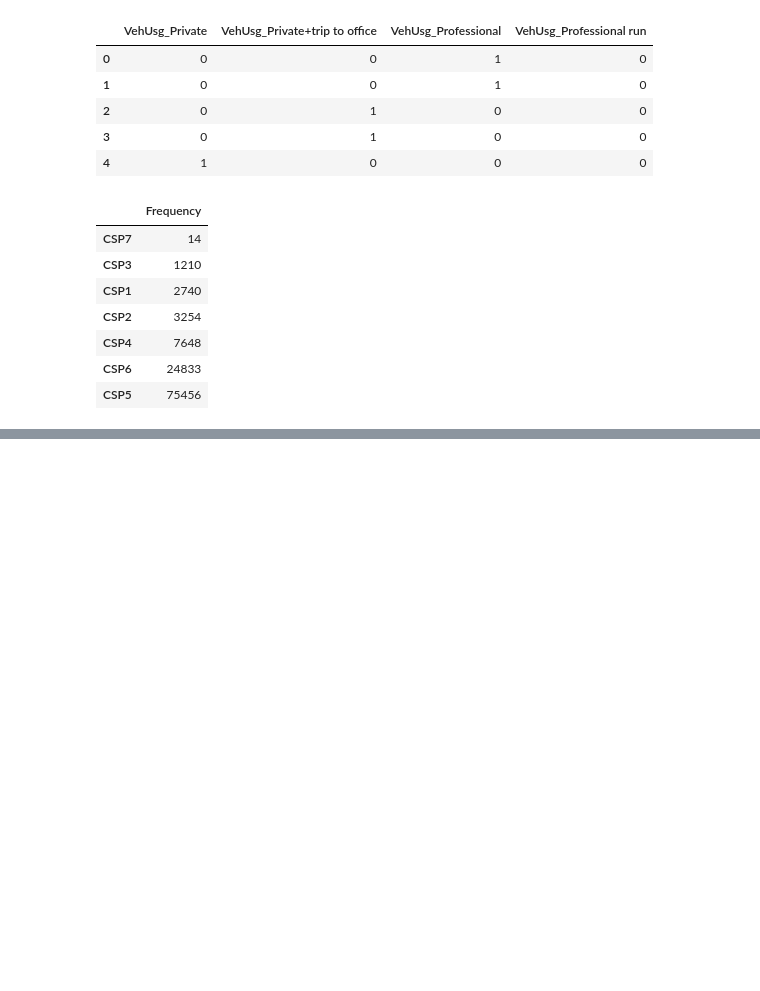
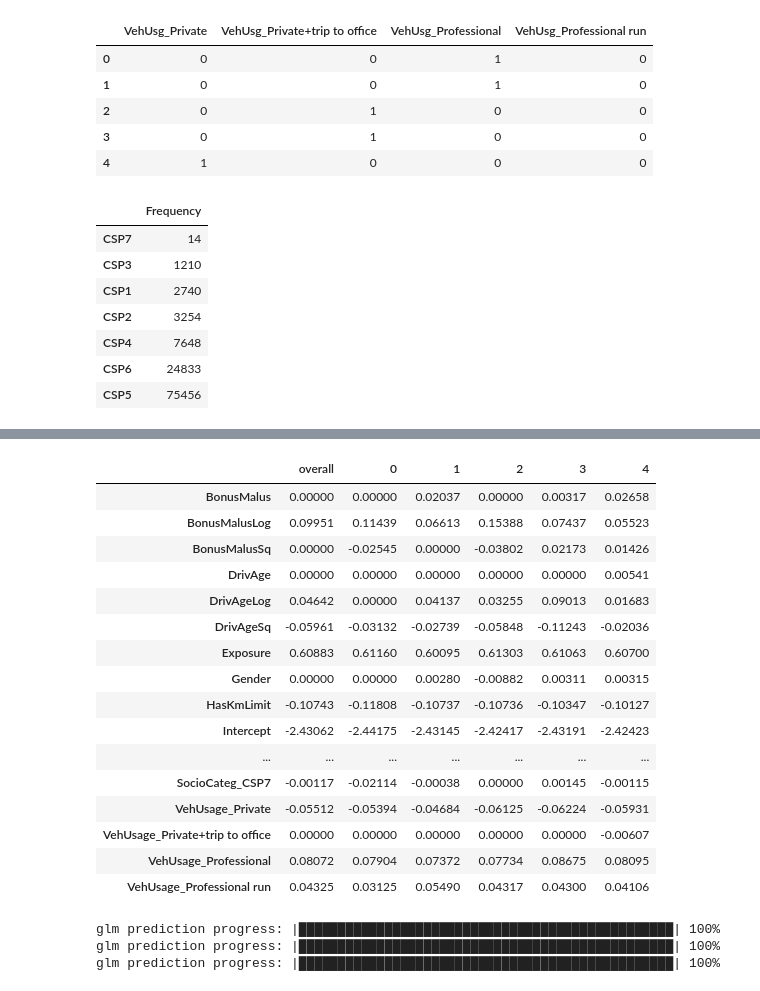
Before and after one commit to WhiteAndBlackFox/MLinBusiness, a Jupyter notebook: Lessons 7/Lessons7.ipynb, the cells around one changed output, grey strips where cells are left out. Saved outputs shown, nothing was run; the diff lists cells and outputs as text; code cells hidden in the pictures; blank space fills up the shorter version.

```diff
--- a/Lessons 7/Lessons7.ipynb
+++ b/Lessons 7/Lessons7.ipynb
@@ -102,0 +229,36 @@ pd.DataFrame(df.SocioCateg.value_counts().sort_values()).rename({'SocioCateg': '
+# %%
+# Таблица нормированных коэффициентов по всем данным и на кросс-валидации
+
+pmodels = {}
+pmodels['overall'] = glm.coef_norm()
+for x in range(len(glm.cross_validation_models())):
+    pmodels[x] = glm.cross_validation_models()[x].coef_norm()
+pd.DataFrame.from_dict(pmodels).round(5)
+# %% [output]
+|  | overall | 0 | 1 | 2 | 3 | 4 |
+| BonusMalus | 0.00000 | 0.00000 | 0.02037 | 0.00000 | 0.00317 | 0.02658 |
+| BonusMalusLog | 0.09951 | 0.11439 | 0.06613 | 0.15388 | 0.07437 | 0.05523 |
+| BonusMalusSq | 0.00000 | -0.02545 | 0.00000 | -0.03802 | 0.02173 | 0.01426 |
+| DrivAge | 0.00000 | 0.00000 | 0.00000 | 0.00000 | 0.00000 | 0.00541 |
+| DrivAgeLog | 0.04642 | 0.00000 | 0.04137 | 0.03255 | 0.09013 | 0.01683 |
+| DrivAgeSq | -0.05961 | -0.03132 | -0.02739 | -0.05848 | -0.11243 | -0.02036 |
+| Exposure | 0.60883 | 0.61160 | 0.60095 | 0.61303 | 0.61063 | 0.60700 |
+| Gender | 0.00000 | 0.00000 | 0.00280 | -0.00882 | 0.00311 | 0.00315 |
+| HasKmLimit | -0.10743 | -0.11808 | -0.10737 | -0.10736 | -0.10347 | -0.10127 |
+| Intercept | -2.43062 | -2.44175 | -2.43145 | -2.42417 | -2.43191 | -2.42423 |
+| ... | ... | ... | ... | ... | ... | ... |
+| SocioCateg_CSP7 | -0.00117 | -0.02114 | -0.00038 | 0.00000 | 0.00145 | -0.00115 |
+| VehUsage_Private | -0.05512 | -0.05394 | -0.04684 | -0.06125 | -0.06224 | -0.05931 |
+| VehUsage_Private+trip to office | 0.00000 | 0.00000 | 0.00000 | 0.00000 | 0.00000 | -0.00607 |
+| VehUsage_Professional | 0.08072 | 0.07904 | 0.07372 | 0.07734 | 0.08675 | 0.08095 |
+| VehUsage_Professional run | 0.04325 | 0.03125 | 0.05490 | 0.04317 | 0.04300 | 0.04106 |
+# %%
+# Построение прогнозных значений для обучающей, валидационной и тестовой выборок
+
+train_pred = glm.predict(h2o_train).as_data_frame()
+valid_pred = glm.predict(h2o_valid).as_data_frame()
+test_pred = glm.predict(h2o_test).as_data_frame()
+# %% [output]
+glm prediction progress: |████████████████████████████████████████████████| 100%
+glm prediction progress: |████████████████████████████████████████████████| 100%
+glm prediction progress: |████████████████████████████████████████████████| 100%
```
Also changed, not shown: parts of 18 cells of this notebook.
